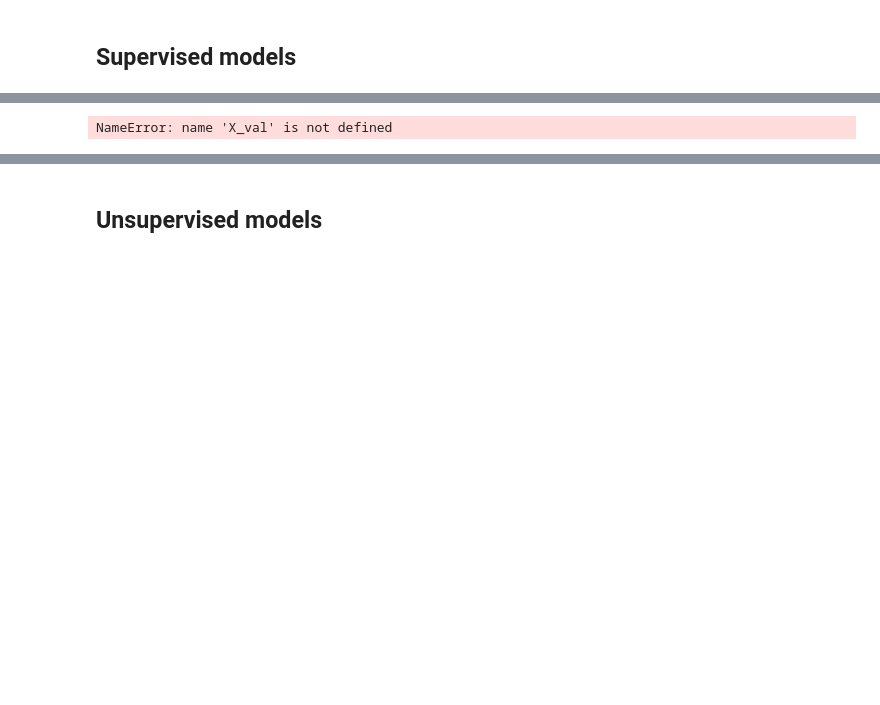
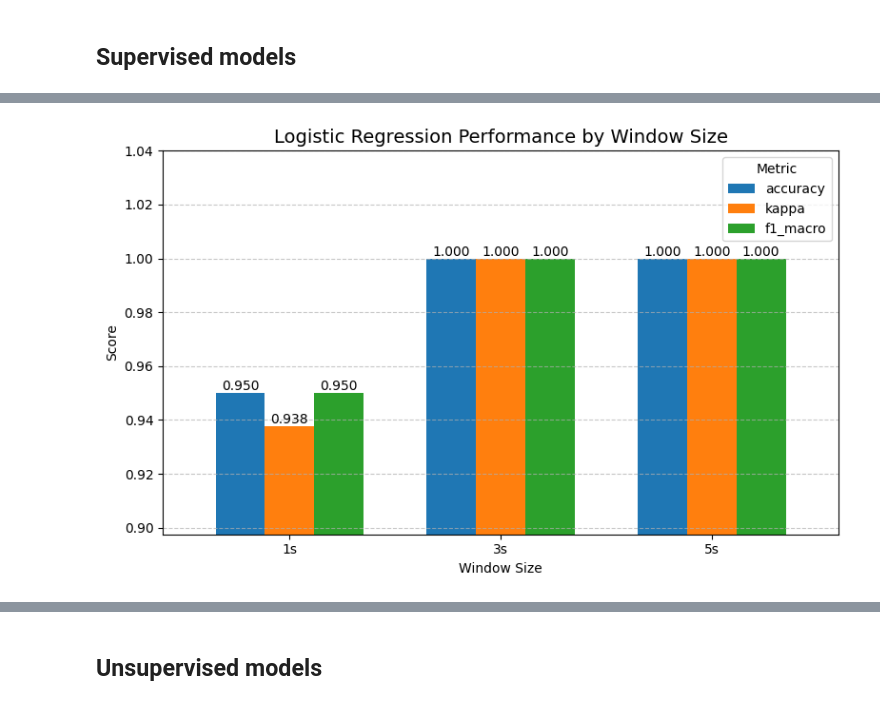
Before and after one commit to OfferPi/5ARE0-ActivityRecognition, a Jupyter notebook: group13_activity_recognition.ipynb, the cells around one changed output, grey strips where cells are left out. Saved outputs shown, nothing was run; the diff lists cells and outputs as text; code cells hidden in the pictures; blank space fills up the shorter version.

Commit message:
complete annotation and visualisation

```diff
--- a/group13_activity_recognition.ipynb
+++ b/group13_activity_recognition.ipynb
@@ -1197,2 +1218,16 @@ n_classes = len(classes)
+# %%
+datasets = build_all_datasets(
+    train_samples_1s, val_samples_1s, test_samples_1s,
+    train_samples_3s, val_samples_3s, test_samples_3s,
+    train_samples_5s, val_samples_5s, test_samples_5s
+)
+
+for win in ["1s", "3s", "5s"]:
+    globals()[f"X_train_{win}"] = datasets[win]["X_train"]
+    globals()[f"X_val_{win}"]   = datasets[win]["X_val"]
+    globals()[f"X_test_{win}"]  = datasets[win]["X_test"]
+    globals()[f"y_train_{win}"] = datasets[win]["y_train"]
+    globals()[f"y_val_{win}"]   = datasets[win]["y_val"]
+    globals()[f"y_test_{win}"]  = datasets[win]["y_test"]
 # %% [markdown]
 ## Supervised models
@@ -1201,17 +1300,33 @@ n_classes = len(classes)
-# %%
-logreg = Pipeline([
-    ("scaler", StandardScaler()),
-    ("pca", PCA(n_components=0.95)),
-    ("clf", LogisticRegression(max_iter=2000, random_state=42))
-])
-
-logreg.fit(X_train, y_train)
-y_val_hat  = logreg.predict(X_val)
-y_test_hat = logreg.predict(X_test)
-
-logreg_val_metrics  = evaluate(y_val,  y_val_hat)
-logreg_test_metrics = evaluate(y_test, y_test_hat)
-logreg_val_metrics, logreg_test_metrics
-# %% [output]
-NameError: name 'X_val' is not defined
+# %%
+logreg_test_metrics_all = {}
+
+for win in ["1s", "3s", "5s"]:
+
+    # Get the training and testing data
+    X_train = globals()[f"X_train_{win}"]
+    y_train = globals()[f"y_train_{win}"]
+    X_test  = globals()[f"X_test_{win}"]
+    y_test  = globals()[f"y_test_{win}"]
+
+    # Define pipeline
+    logreg = Pipeline([
+        ("scaler", StandardScaler()),
+        ("pca", PCA(n_components=0.95)),
+        ("clf", LogisticRegression(max_iter=2000, random_state=42))
+    ])
+
+    # Fit the model
+    logreg.fit(X_train, y_train)
+
+    # Predict on the test set
+    y_test_hat = logreg.predict(X_test)
+
+    # Evaluate and store metrics
+    test_metrics = evaluate(y_test, y_test_hat)
+    logreg_test_metrics_all[win] = test_metrics
+
+# Display results for all window sizes
+plot_metrics(logreg_test_metrics_all, title="Logistic Regression Performance by Window Size")
+# %% [output]
+[figure, added]
 # %% [markdown]
```
Also changed, not shown: parts of 29 cells of this notebook.
